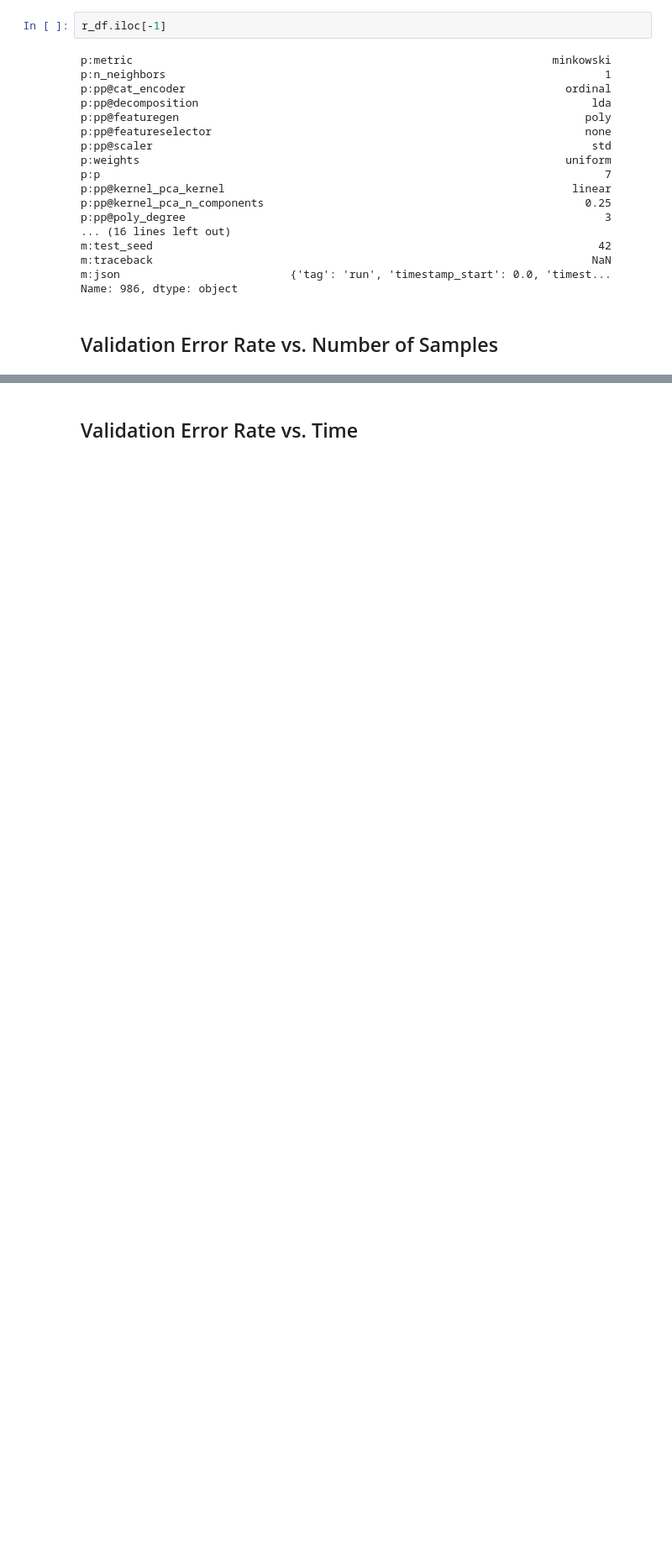
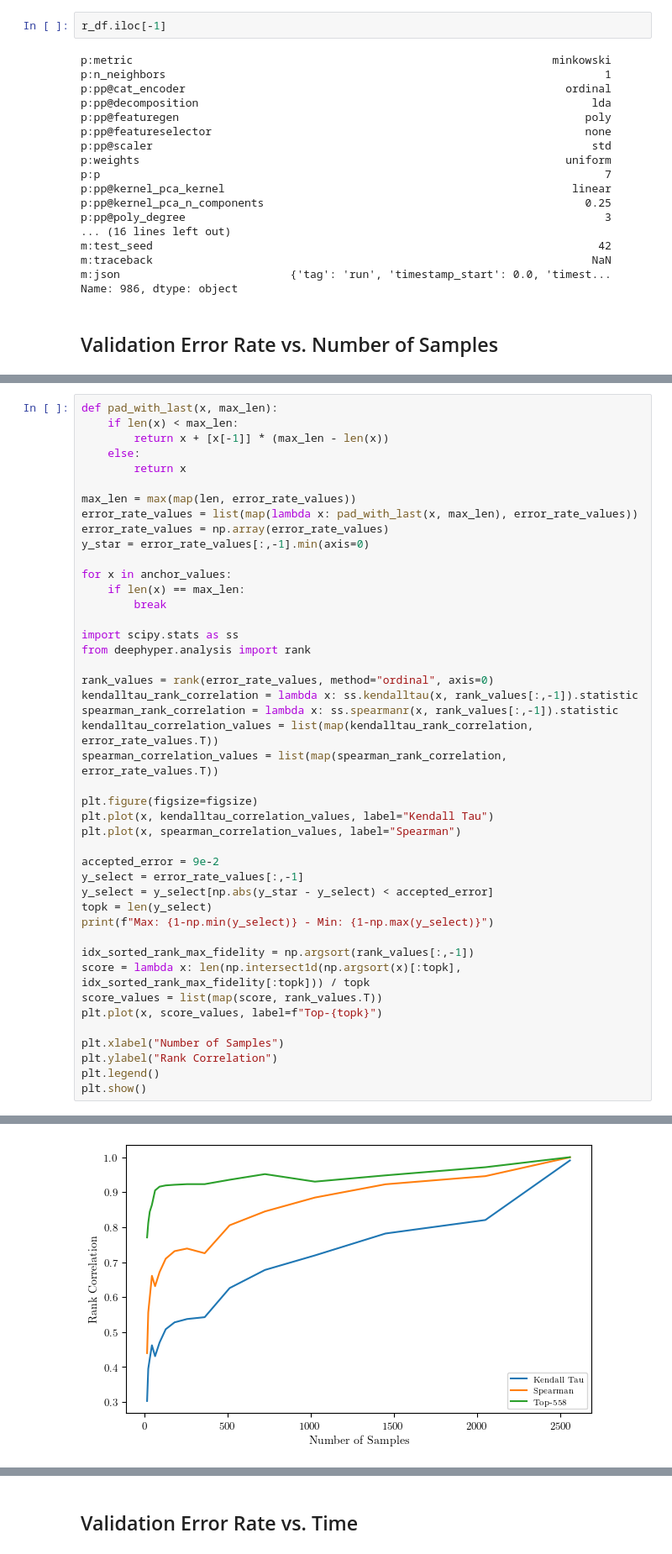
Before and after one commit to fmohr/lcdb, a Jupyter notebook: publications/2023-neurips/experiments/alcf/polaris/knn/analysis.ipynb, the cells around one changed output, grey strips where cells are left out. Shown at 84% size. Drawn from its saved outputs; the diff is of its cells as text; blank space fills up the shorter version.

```diff
--- a/publications/2023-neurips/experiments/alcf/polaris/knn/analysis.ipynb
+++ b/publications/2023-neurips/experiments/alcf/polaris/knn/analysis.ipynb
@@ -206,0 +256,45 @@ plt.show()
+# %%
+def pad_with_last(x, max_len):
+    if len(x) < max_len:
+        return x + [x[-1]] * (max_len - len(x))
+    else:
+        return x
+
+max_len = max(map(len, error_rate_values))
+error_rate_values = list(map(lambda x: pad_with_last(x, max_len), error_rate_values))
+error_rate_values = np.array(error_rate_values)
+y_star = error_rate_values[:,-1].min(axis=0)
+
+for x in anchor_values:
+    if len(x) == max_len:
+        break
+
+import scipy.stats as ss
+from deephyper.analysis import rank
+
+rank_values = rank(error_rate_values, method="ordinal", axis=0)
+kendalltau_rank_correlation = lambda x: ss.kendalltau(x, rank_values[:,-1]).statistic
+spearman_rank_correlation = lambda x: ss.spearmanr(x, rank_values[:,-1]).statistic
+kendalltau_correlation_values = list(map(kendalltau_rank_correlation, error_rate_values.T))
+spearman_correlation_values = list(map(spearman_rank_correlation, error_rate_values.T))
+
+plt.figure(figsize=figsize)
+plt.plot(x, kendalltau_correlation_values, label="Kendall Tau")
+plt.plot(x, spearman_correlation_values, label="Spearman")
+
+accepted_error = 9e-2
+y_select = error_rate_values[:,-1]
+y_select = y_select[np.abs(y_star - y_select) < accepted_error]
+topk = len(y_select)
+print(f"Max: {1-np.min(y_select)} - Min: {1-np.max(y_select)}")
+
+idx_sorted_rank_max_fidelity = np.argsort(rank_values[:,-1])
+score = lambda x: len(np.intersect1d(np.argsort(x)[:topk], idx_sorted_rank_max_fidelity[:topk])) / topk
+score_values = list(map(score, rank_values.T))
+plt.plot(x, score_values, label=f"Top-{topk}")
+
+plt.xlabel("Number of Samples")
+plt.ylabel("Rank Correlation")
+plt.legend()
+plt.show()
+# %% [output]
@@ -206,0 +302 @@ plt.show()
+[figure, added]
```
Also changed, not shown: parts of 14 cells of this notebook, 2 other files.
